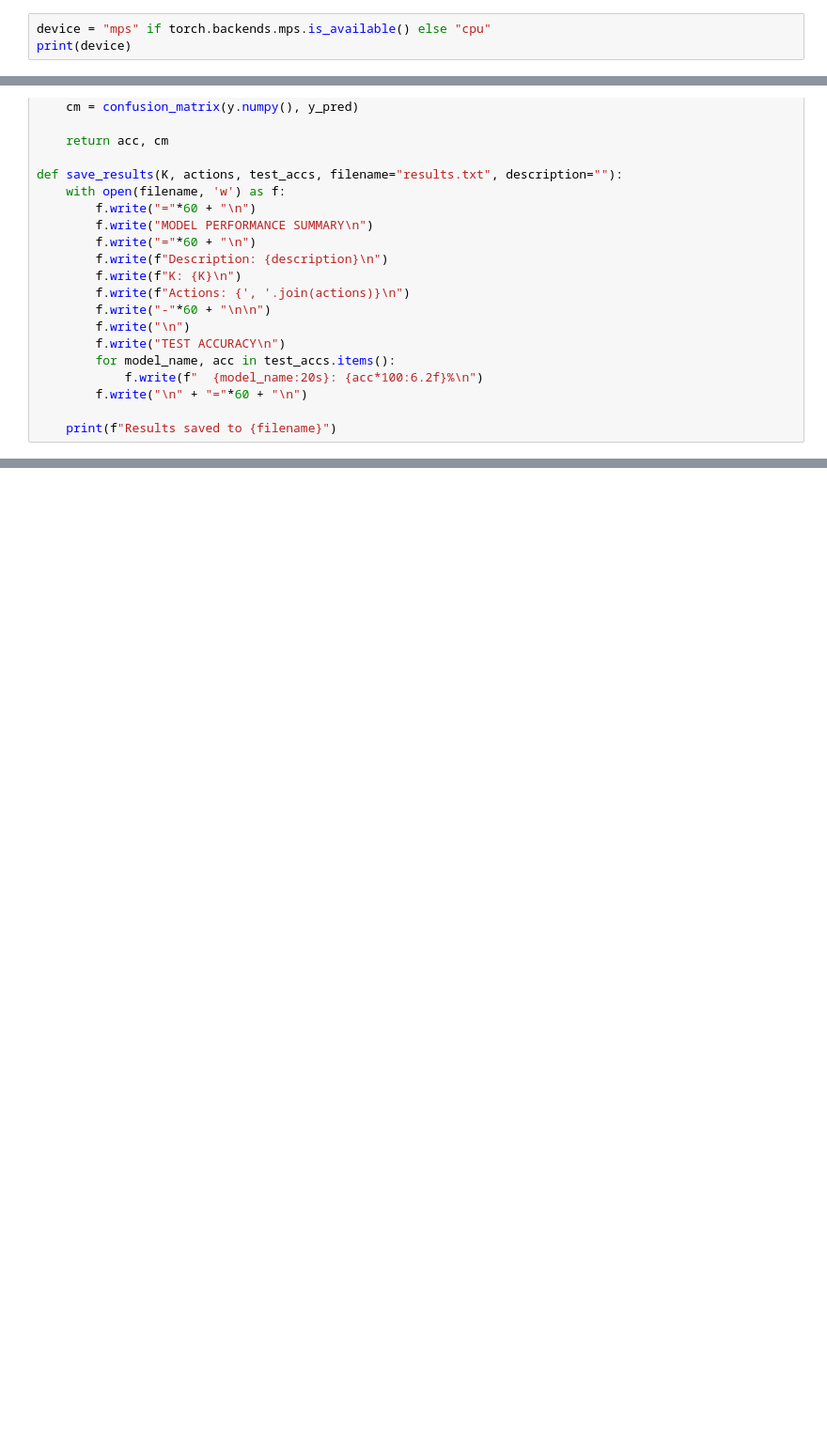
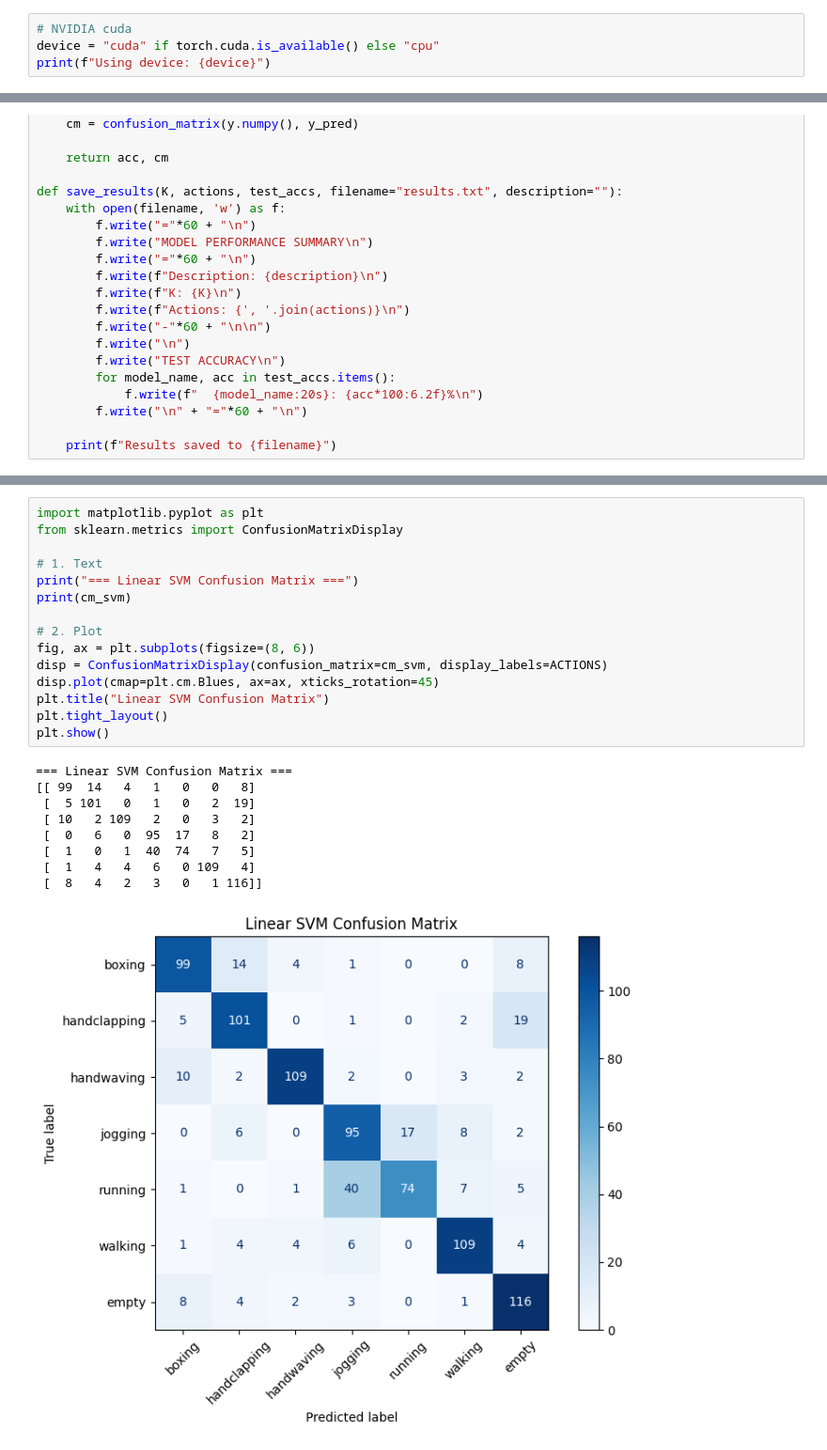
Before and after one commit to ducquando/human-action-classifier, a Jupyter notebook: schudlt copy.ipynb, the cells around one changed output, grey strips where cells are left out. Shown at 94% size. Drawn from its saved outputs; the diff is of its cells as text; blank space fills up the shorter version.

```diff
--- a/schudlt copy.ipynb
+++ b/schudlt copy.ipynb
@@ -18,6 +18,7 @@ from sklearn.metrics import accuracy_score, balanced_accuracy_score, confusion_m
 from sklearn.preprocessing import StandardScaler
 from joblib import dump
 # %%
-device = "mps" if torch.backends.mps.is_available() else "cpu"
-print(device)
+# NVIDIA cuda
+device = "cuda" if torch.cuda.is_available() else "cpu"
+print(f"Using device: {device}")
 # %% [output]
@@ -424 +426,26 @@ Linear SVM test accuracy: 77.43%
 Results saved to artifact/0228-results_K800.txt
+# %%
+import matplotlib.pyplot as plt
+from sklearn.metrics import ConfusionMatrixDisplay
+
+# 1. Text
+print("=== Linear SVM Confusion Matrix ===")
+print(cm_svm)
+
+# 2. Plot
+fig, ax = plt.subplots(figsize=(8, 6))
+disp = ConfusionMatrixDisplay(confusion_matrix=cm_svm, display_labels=ACTIONS)
+disp.plot(cmap=plt.cm.Blues, ax=ax, xticks_rotation=45)
+plt.title("Linear SVM Confusion Matrix")
+plt.tight_layout()
+plt.show()
+# %% [output]
+=== Linear SVM Confusion Matrix ===
+[[ 99  14   4   1   0   0   8]
+ [  5 101   0   1   0   2  19]
+ [ 10   2 109   2   0   3   2]
+ [  0   6   0  95  17   8   2]
+ [  1   0   1  40  74   7   5]
+ [  1   4   4   6   0 109   4]
+ [  8   4   2   3   0   1 116]]
+[figure, added]
```
Also changed, not shown: parts of 6 cells of this notebook, 2 other files.
